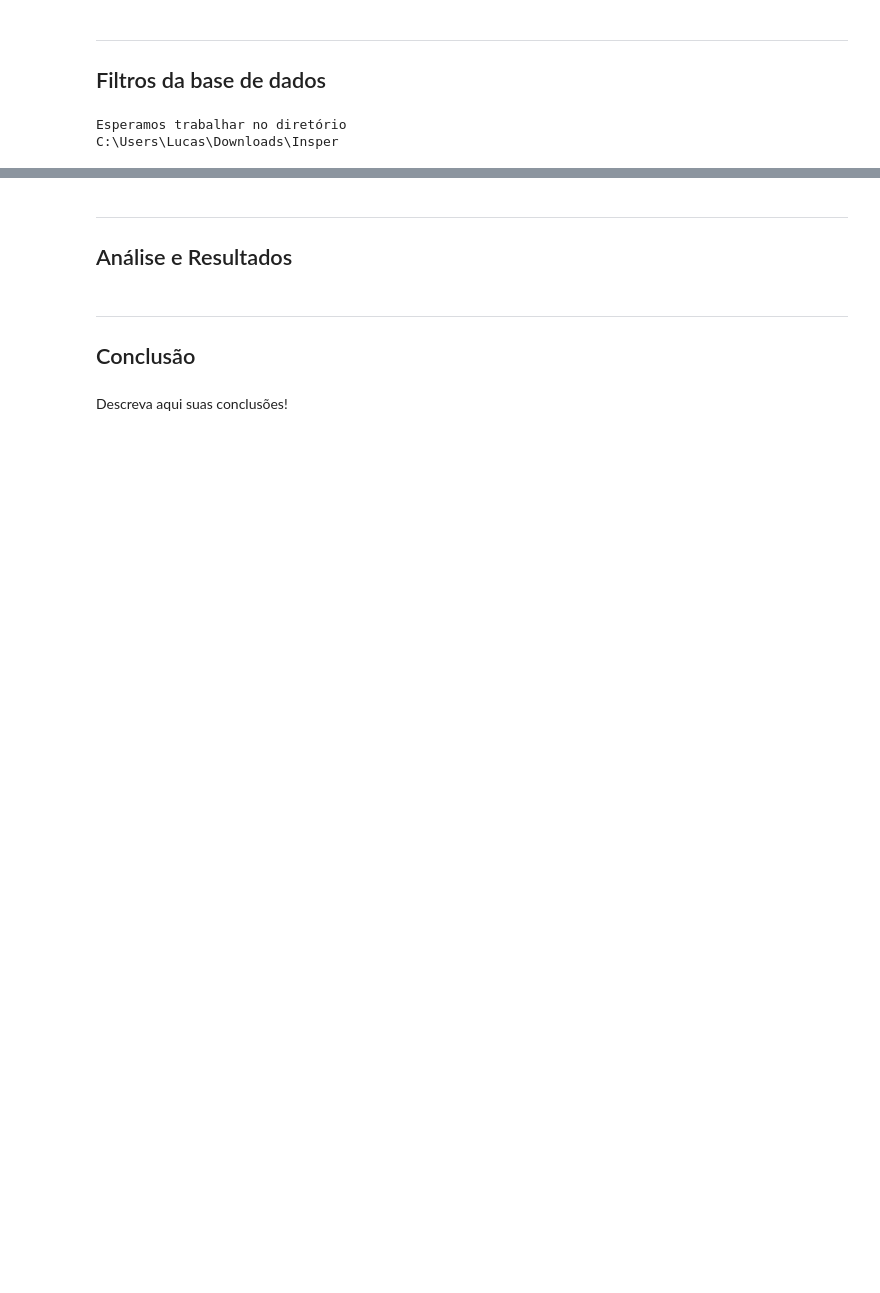
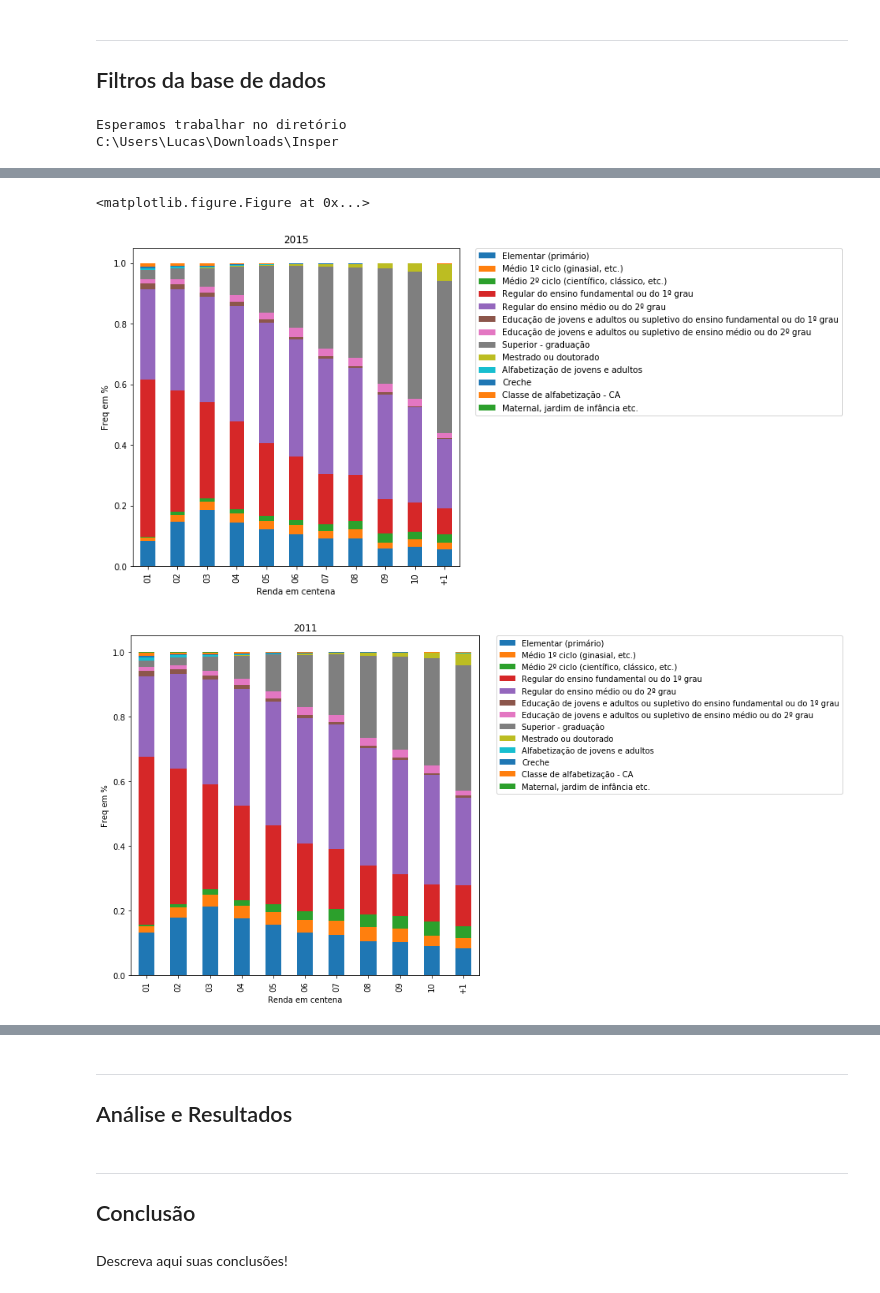
Before and after one commit to lucaslealvale/DP_CienciaDados, a Jupyter notebook: Projeto1 Layout.ipynb, the cells around one changed output, grey strips where cells are left out. Saved outputs shown, nothing was run; the diff lists cells and outputs as text; code cells hidden in the pictures; blank space fills up the shorter version.

```diff
--- a/Projeto1 Layout.ipynb
+++ b/Projeto1 Layout.ipynb
@@ -93,0 +170,24 @@ plt.xlabel('estudo')
+# %%
+# colocando os dois graficos juntos para melhor comparacao
+# Panorama geral do nivel da educacao brasileira
+fig=plt.figure(figsize=(7,7))
+
+#plt.subplot(121)
+plot=ph.plot(kind='bar',stacked='True',legend=['Sim','Não'],title='escolaridade x Renda (centena)-2015',figsize=(7,7))
+plt.legend(bbox_to_anchor=(1.05, 1), loc=2, borderaxespad=0.)
+plt.ylabel('Freq em %')
+plt.xlabel('Renda em centena')
+plt.title('2015')
+
+#plt.subplot(122)
+plot=plot2011.plot(kind='bar',stacked='True',legend=['Sim','Não'],title='escolaridade x Renda (centena)-2011',figsize=(7,7))
+plt.title('2011')
+plt.legend(bbox_to_anchor=(1.05, 1), loc=2, borderaxespad=0.)
+plt.ylabel('Freq em %')
+plt.xlabel('Renda em centena')
+plt.tight_layout()
+plt.show()
+# %% [output]
+<matplotlib.figure.Figure at 0x...>
+[figure, added]
+[figure, added]
```
Also changed, not shown: parts of 30 cells of this notebook.
